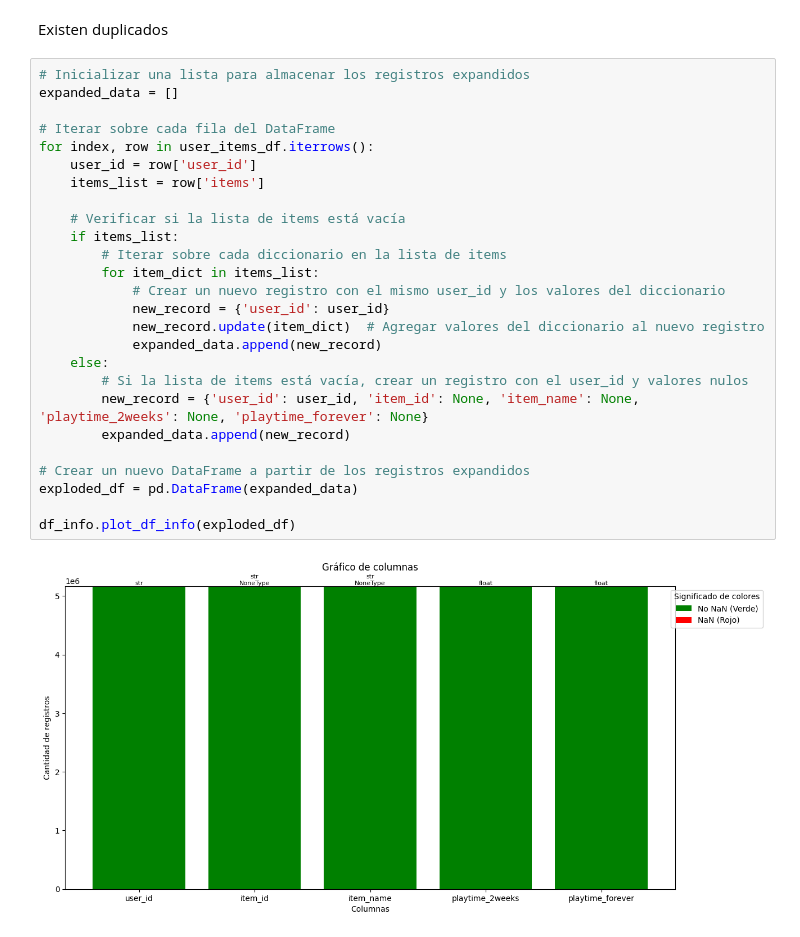
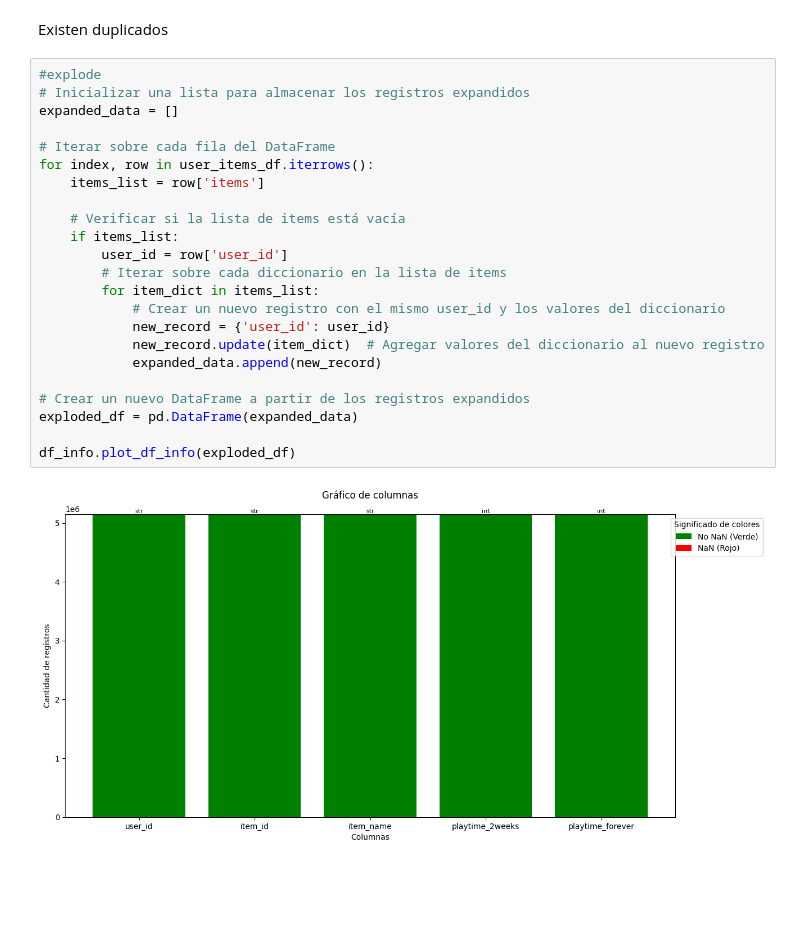
Before and after one commit to RoblesIan/Steam-API, a Jupyter notebook: ETL_user_items.ipynb, the cells around one changed output. Saved outputs shown, nothing was run; the diff lists cells and outputs as text; blank space fills up the shorter version.

```diff
--- a/ETL_user_items.ipynb
+++ b/ETL_user_items.ipynb
@@ -73,30 +58,27 @@ duplicados_agrupados
 # %% [markdown]
 Existen duplicados
 # %%
+#explode
 # Inicializar una lista para almacenar los registros expandidos
 expanded_data = []
 
 # Iterar sobre cada fila del DataFrame
 for index, row in user_items_df.iterrows():
-    user_id = row['user_id']
     items_list = row['items']
 
     # Verificar si la lista de items está vacía
     if items_list:
+        user_id = row['user_id']
         # Iterar sobre cada diccionario en la lista de items
         for item_dict in items_list:
             # Crear un nuevo registro con el mismo user_id y los valores del diccionario
             new_record = {'user_id': user_id}
             new_record.update(item_dict)  # Agregar valores del diccionario al nuevo registro
             expanded_data.append(new_record)
-    else:
-        # Si la lista de items está vacía, crear un registro con el user_id y valores nulos
-        new_record = {'user_id': user_id, 'item_id': None, 'item_name': None, 'playtime_2weeks': None, 'playtime_forever': None}
-        expanded_data.append(new_record)
 
 # Crear un nuevo DataFrame a partir de los registros expandidos
 exploded_df = pd.DataFrame(expanded_data)
 
 df_info.plot_df_info(exploded_df)
 # %% [output]
-[figure, old version]
+[figure, new version]
```
Also changed, not shown: parts of 6 cells of this notebook.
